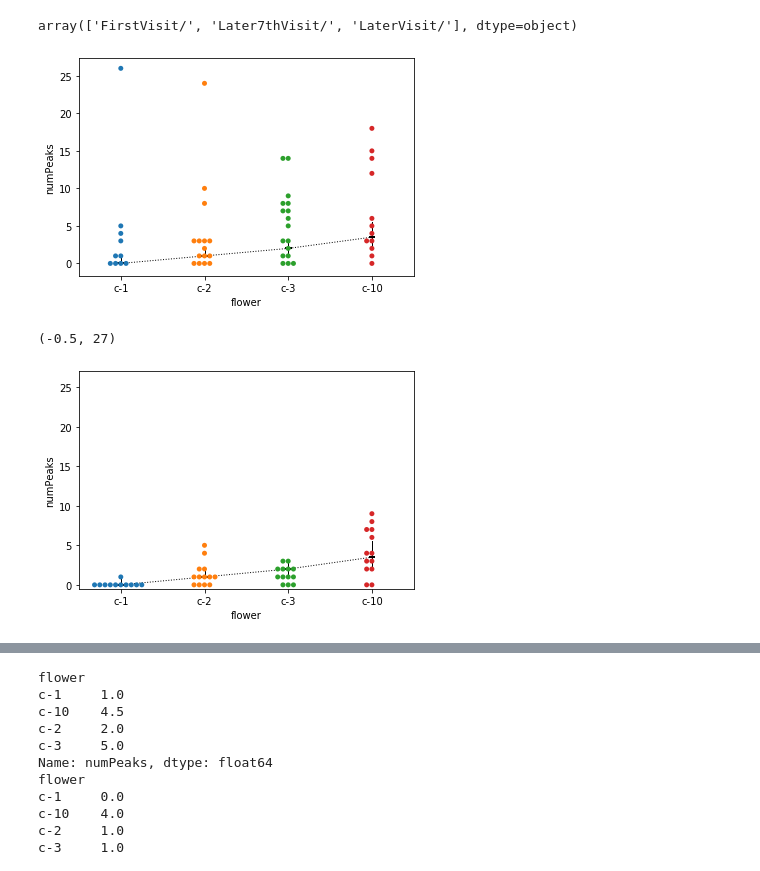
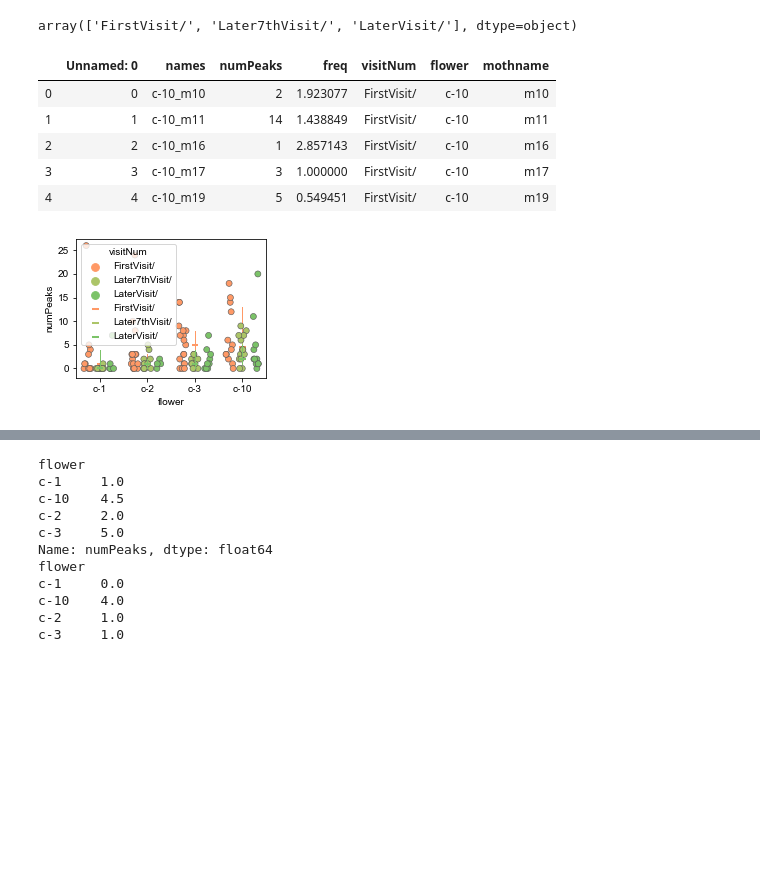
Before and after one commit to TanviDeora/ProboscisTracking, a Jupyter notebook: PaperPinelineCodes/4-Rhythmicity in sweeps.ipynb, the cells around one changed output, grey strips where cells are left out. Drawn from its saved outputs; the diff is of its cells as text; code cells hidden in the pictures; blank space fills up the shorter version.

Commit message:
figures redone for paper

```diff
--- a/PaperPinelineCodes/4-Rhythmicity in sweeps.ipynb
+++ b/PaperPinelineCodes/4-Rhythmicity in sweeps.ipynb
@@ -105,6 +114,19 @@ SweepDynamics.to_csv(datapath + 'SweepDynamics.csv')
 SweepDynamics.visitNum.unique()
 # %% [output]
 array(['FirstVisit/', 'Later7thVisit/', 'LaterVisit/'], dtype=object)
+# %%
+# read data saved previously
+datapath = r"../dataFolders/PaperPipelineOutput/Figures/v2/Paper/"
+SweepDynamics = pd.read_csv(datapath + 'SweepDynamics.csv')
+# %%
+SweepDynamics.head()
+# %% [output]
+|  | Unnamed: 0 | names | numPeaks | freq | visitNum | flower | mothname |
+| 0 | 0 | c-10_m10 | 2 | 1.923077 | FirstVisit/ | c-10 | m10 |
+| 1 | 1 | c-10_m11 | 14 | 1.438849 | FirstVisit/ | c-10 | m11 |
+| 2 | 2 | c-10_m16 | 1 | 2.857143 | FirstVisit/ | c-10 | m16 |
+| 3 | 3 | c-10_m17 | 3 | 1.000000 | FirstVisit/ | c-10 | m17 |
+| 4 | 4 | c-10_m19 | 5 | 0.549451 | FirstVisit/ | c-10 | m19 |
 # %%
 first = SweepDynamics[SweepDynamics.visitNum == 'FirstVisit/']
 seven = SweepDynamics[SweepDynamics.visitNum == 'Later7thVisit/']
@@ -112,41 +136,34 @@ twenty = SweepDynamics[SweepDynamics.visitNum == 'LaterVisit/']
+# %%
+# define fig parameters and colors
+w = 3.4
+h = w*3/4
+
+pal = {'FirstVisit/': '#ff9966' , 'Later7thVisit/': '#acc568' , 'LaterVisit/': '#7bc368'}
+kwargs = {'palette': pal
+          ,'hue_order': ['FirstVisit/', 'Later7thVisit/', 'LaterVisit/']}
+stripplot_kwargs = dict({'linewidth': 0.6, 'size': 6, 'alpha': 1},
+                        **kwargs)
+pointplot_kwargs = dict({'linewidth': 1, 'markers': '_', 'linestyles': ''},
+                        **kwargs)
 # %%
-import seaborn as sns
-
-f = sns.swarmlot(x = 'flower', y = 'numPeaks',
-                  data = first,
-                 order = ["c-1" ,"c-2", "c-3", "c-10"])
+plt.figure(figsize=(w,h))
+f = sns.stripplot(x = 'flower', y = 'numPeaks',
+                  data = SweepDynamics,
+                  hue = 'visitNum',
+                  jitter=0.25,
+                  dodge=True,
+                  order = ["c-1" ,"c-2", "c-3", "c-10"],
+                  **stripplot_kwargs)
 sns.pointplot(x="flower", y="numPeaks",
               estimator = np.median,
               data=SweepDynamics,
-#               ci = 'sd',
-              markers = '_',
-              linestyles = 'dotted',
-              color = 'k',
-             order = ["c-1" ,"c-2", "c-3", "c-10"])
+              hue = 'visitNum',
+              order = ["c-1" ,"c-2", "c-3", "c-10"],
+              **pointplot_kwargs)
 
 plt.setp(f.lines,linewidth=1)
 ax = f.axes
-# ax.set_ylim(-5,40)
+
+plt.savefig(r"../dataFolders/PaperPipelineOutput/Figures/v2/Paper/" + 'NumSweeps-v1.pdf')
 # %% [output]
-[figure, old version]
+[figure, new version]
-# %%
-import seaborn as sns
-
-f = sns.swarmplot(x = 'flower', y = 'numPeaks',
-                  data = seven,
-                 order = ["c-1" ,"c-2", "c-3", "c-10"])
-sns.pointplot(x="flower", y="numPeaks",
-              estimator = np.median,
-              data=SweepDynamics,
-#               ci = 'sd',
-              markers = '_',
-              linestyles = 'dotted',
-              color = 'k',
-             order = ["c-1" ,"c-2", "c-3", "c-10"])
-
-plt.setp(f.lines,linewidth=1)
-ax = f.axes
-ax.set_ylim(-0.5,27)
-# %% [output]
-(-0.5, 27)
-[figure, removed]
```
Also changed, not shown: parts of 14 cells of this notebook, 1 other file.
